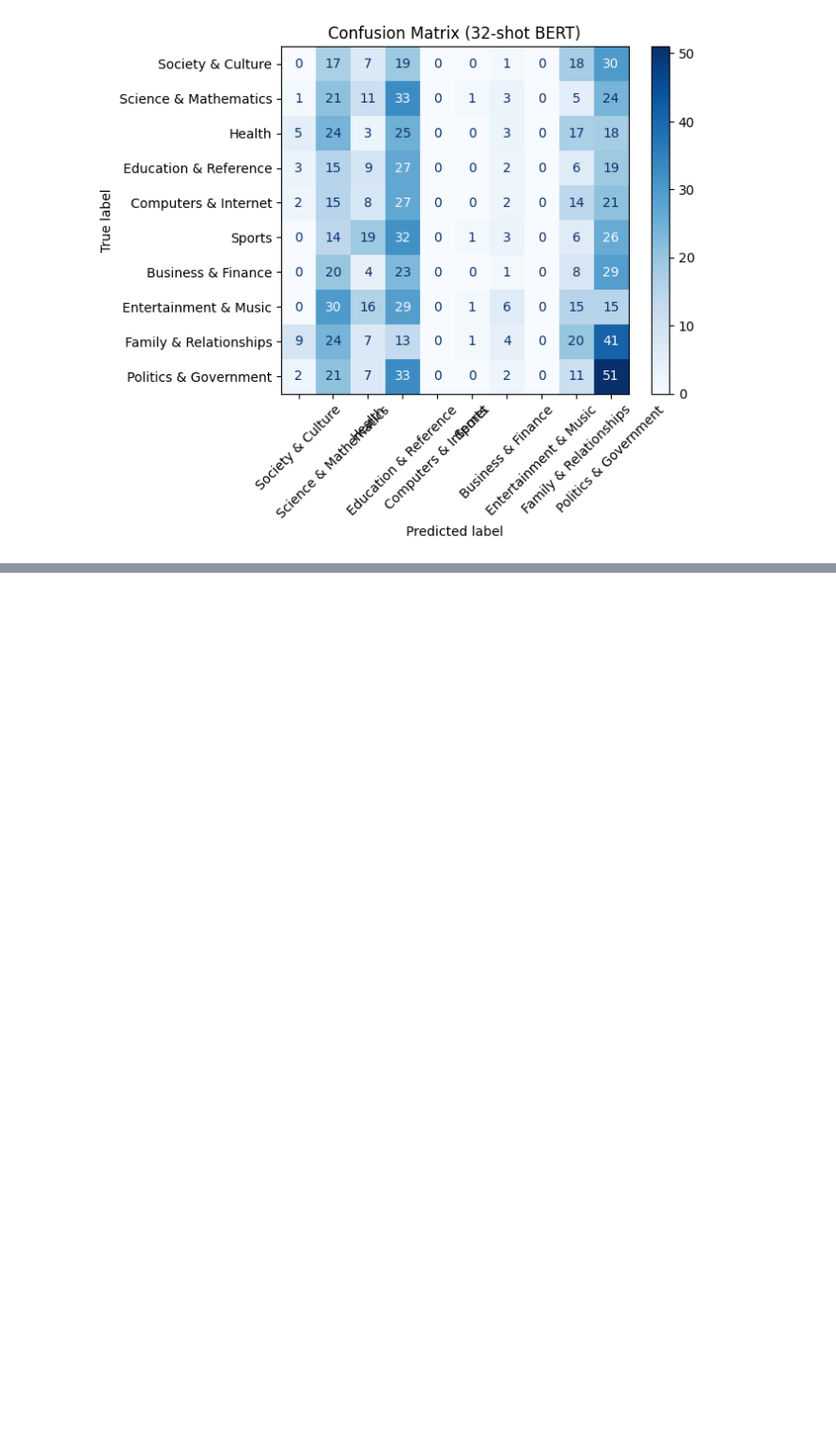
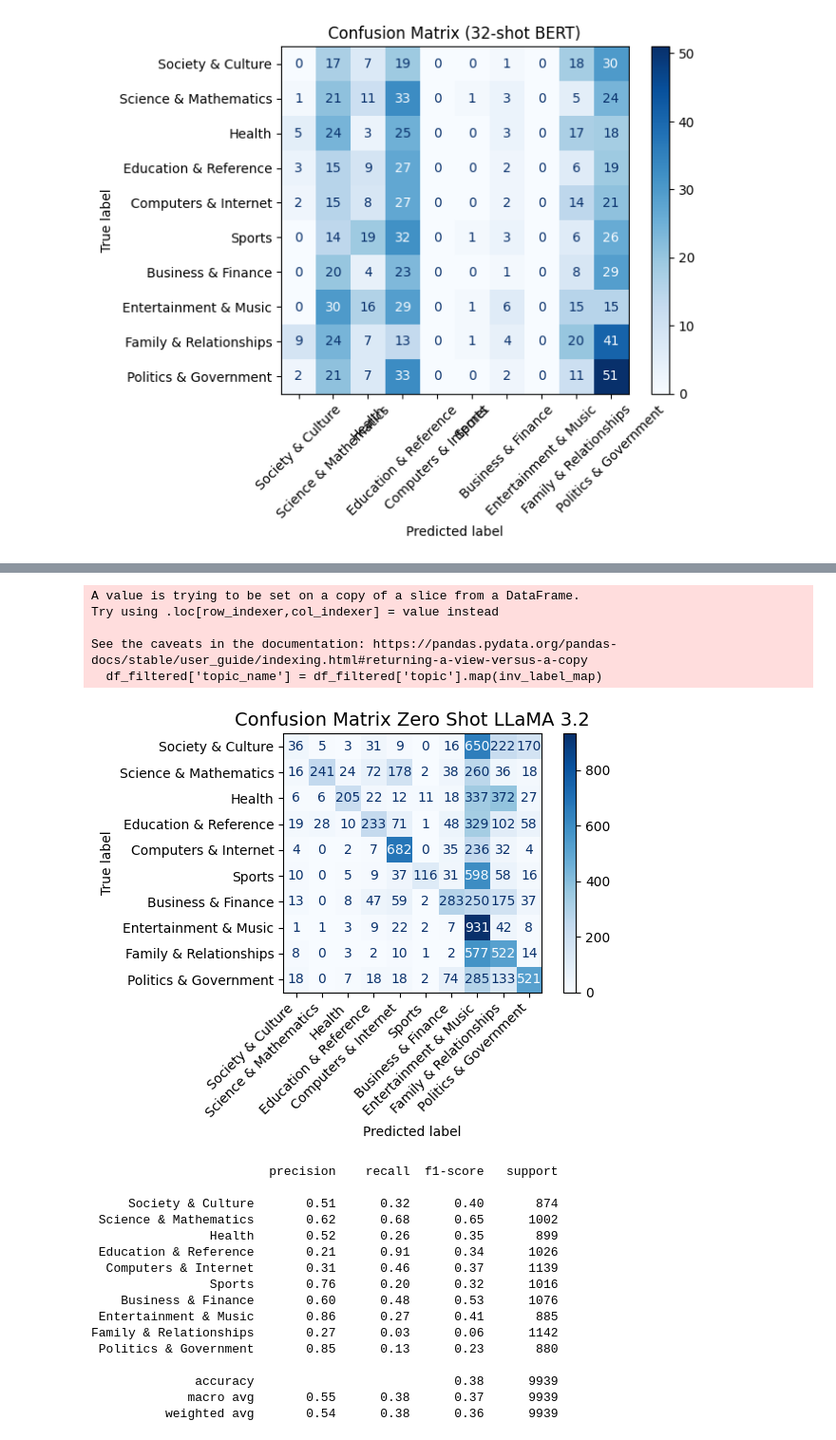
Before and after one commit to otausendschoen/NLP_Yahoo-Answers, a Jupyter notebook: project.ipynb, the cells around one changed output, grey strips where cells are left out. Shown at 95% size. Cells and saved outputs as stored; diff of their text form; code cells hidden in the pictures; blank space fills up the shorter version.

```diff
--- a/project.ipynb
+++ b/project.ipynb
@@ -1956,0 +1986,2 @@ print("Dataset saved as questions_dataset.csv")
+# %%
+data['predicted_topic'] = data['predicted_topic'].str.strip().str.rstrip('.')
@@ -1956,0 +2008,19 @@ print("Dataset saved as questions_dataset.csv")
+# %%
+from sklearn.metrics import accuracy_score, precision_score, recall_score
+
+label_map = {'Society & Culture': 0, 'Science & Mathematics': 1, 'Health': 2, 'Education & Reference': 3,
+             'Computers & Internet': 4, 'Sports': 5, 'Business & Finance': 6, 'Entertainment & Music': 7,
+             'Family & Relationships': 8, 'Politics & Government': 9}
+
+inv_label_map = {v: k for k, v in label_map.items()}
+
+def compute_metrics(true_labels, predicted_labels):
+    # Convert predicted labels (which are names) to numeric IDs
+    preds_mapped = [label_map[label] for label in predicted_labels]
+
+    # true_labels should already be numeric
+    return {
+        "accuracy":  accuracy_score(true_labels, preds_mapped),
+        "precision": precision_score(true_labels, preds_mapped, average="macro"),
+        "recall":    recall_score(true_labels, preds_mapped, average="macro"),
+    }
@@ -1956,0 +2050,43 @@ print("Dataset saved as questions_dataset.csv")
+# %%
+from sklearn.metrics import confusion_matrix, ConfusionMatrixDisplay, classification_report
+
+df_filtered['topic_name'] = df_filtered['topic'].map(inv_label_map)
+
+y_true = df_filtered['topic_name']
+y_pred = df_filtered['predicted_topic']
+label_names = list(label_map.keys())
+
+cm = confusion_matrix(y_true, y_pred, labels=label_names)
+disp = ConfusionMatrixDisplay(confusion_matrix=cm, display_labels=label_names)
+disp.plot(xticks_rotation=45, cmap='Blues')
+plt.xticks(fontsize=10, ha='right')  # horizontal alignment
+plt.yticks(fontsize=10)
+plt.title("Confusion Matrix Zero Shot LLaMA 3.2", fontsize=14)
+plt.tight_layout()
+plt.show()
+
+# classification report
+print(classification_report(y_true, y_pred, target_names=label_names))
+# %% [output]
+A value is trying to be set on a copy of a slice from a DataFrame.
+Try using .loc[row_indexer,col_indexer] = value instead
+
+See the caveats in the documentation: https://pandas.pydata.org/pandas-docs/stable/user_guide/indexing.html#returning-a-view-versus-a-copy
+  df_filtered['topic_name'] = df_filtered['topic'].map(inv_label_map)
+[figure, added]
+                        precision    recall  f1-score   support
+
+     Society & Culture       0.51      0.32      0.40       874
+ Science & Mathematics       0.62      0.68      0.65      1002
+                Health       0.52      0.26      0.35       899
+ Education & Reference       0.21      0.91      0.34      1026
+  Computers & Internet       0.31      0.46      0.37      1139
+                Sports       0.76      0.20      0.32      1016
+    Business & Finance       0.60      0.48      0.53      1076
+ Entertainment & Music       0.86      0.27      0.41       885
+Family & Relationships       0.27      0.03      0.06      1142
+ Politics & Government       0.85      0.13      0.23       880
+
+              accuracy                           0.38      9939
+             macro avg       0.55      0.38      0.37      9939
+          weighted avg       0.54      0.38      0.36      9939
```
Also changed, not shown: parts of 50 cells of this notebook.
